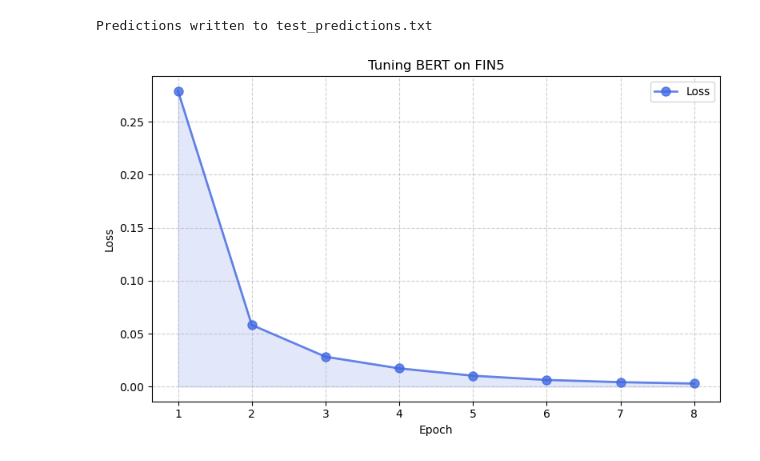
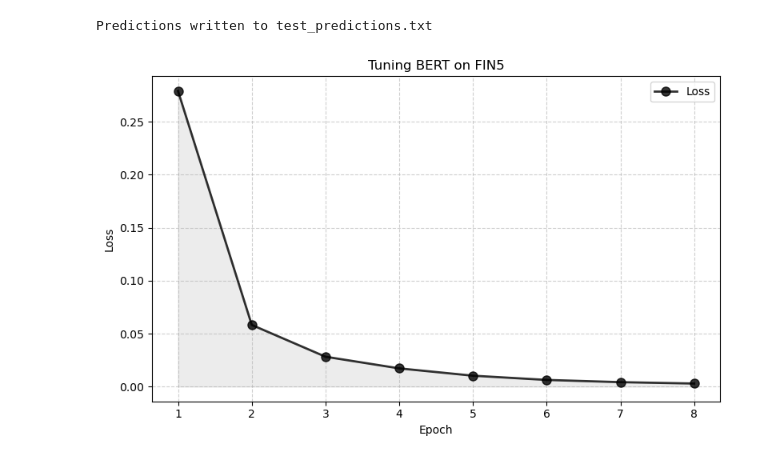
Before and after one commit to gmakte/NLP_DataAdaptationProject, a Jupyter notebook: baseline.ipynb, the cells around one changed output. Saved outputs shown, nothing was run; the diff lists cells and outputs as text; code cells hidden in the pictures.

```diff
--- a/baseline.ipynb
+++ b/baseline.ipynb
@@ -592,21 +592,21 @@ Predictions written to test_predictions.txt
 # %%
 import matplotlib.pyplot as plt
 import numpy as np
 
 #results collected during training, for visualization
 
 epochs = np.array([1, 2, 3, 4, 5, 6, 7, 8])
 loss = np.array([0.2789, 0.0582, 0.0282, 0.0172, 0.0103, 0.0063, 0.0042, 0.0029])
 
 plt.figure(figsize=(8, 5))
-plt.plot(epochs, loss, marker='o', linestyle='-', color='royalblue', linewidth=2, markersize=8, alpha=0.8, label='Loss')
-plt.fill_between(epochs, loss, color='royalblue', alpha=0.15)
+plt.plot(epochs, loss, marker='o', linestyle='-', color='black', linewidth=2, markersize=8, alpha=0.8, label='Loss')
+plt.fill_between(epochs, loss, color='grey', alpha=0.15)
 plt.xlabel('Epoch')
 plt.ylabel('Loss')
 plt.title('Tuning BERT on FIN5')
 plt.grid(True, linestyle='--', alpha=0.6)
 plt.legend()
 plt.tight_layout()
 plt.show()
 # %% [output]
-[figure, old version]
+[figure, new version]
```
Also changed, not shown: 1 other file.
